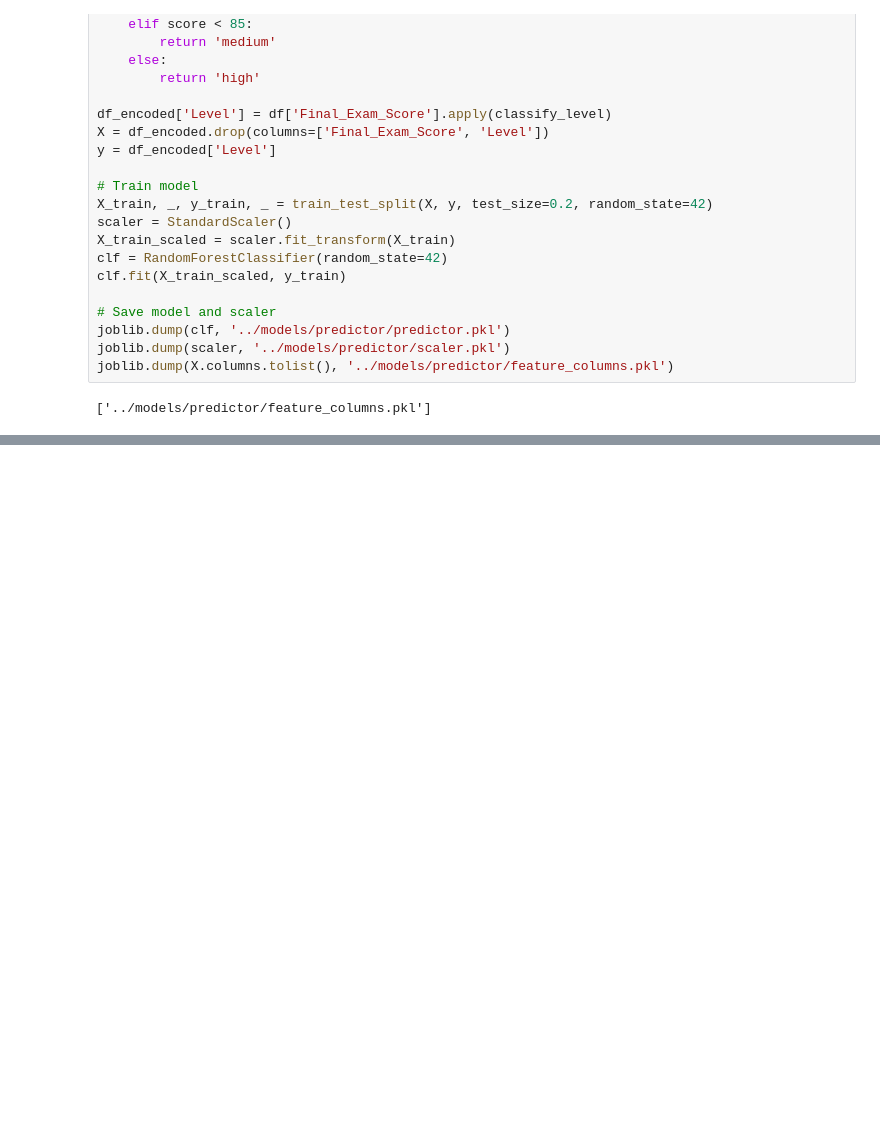
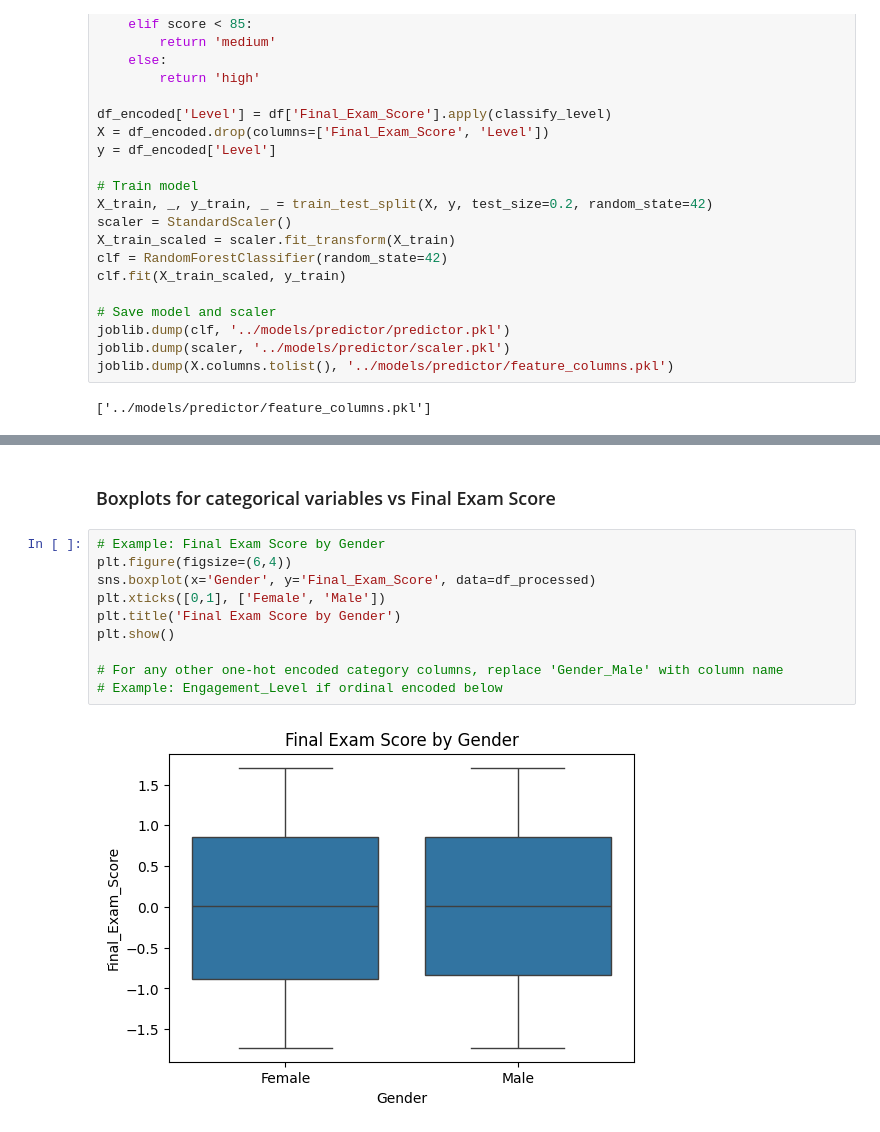
Before and after one commit to edasaruhan/FTL_Ethiopia_ML1_Gr6, a Jupyter notebook: notebooks/model_dev_predictor.ipynb, the cells around one changed output, grey strips where cells are left out. Cells and saved outputs as stored; diff of their text form; blank space fills up the shorter version.

```diff
--- a/notebooks/model_dev_predictor.ipynb
+++ b/notebooks/model_dev_predictor.ipynb
@@ -41,0 +258,14 @@ joblib.dump(X.columns.tolist(), '../models/predictor/feature_columns.pkl')
+# %% [markdown]
+### Boxplots for categorical variables vs Final Exam Score
+# %%
+# Example: Final Exam Score by Gender
+plt.figure(figsize=(6,4))
+sns.boxplot(x='Gender', y='Final_Exam_Score', data=df_processed)
+plt.xticks([0,1], ['Female', 'Male'])
+plt.title('Final Exam Score by Gender')
+plt.show()
+
+# For any other one-hot encoded category columns, replace 'Gender_Male' with column name
+# Example: Engagement_Level if ordinal encoded below
+# %% [output]
+[figure, added]
```
Also changed, not shown: parts of 38 cells of this notebook, 2 other files.
